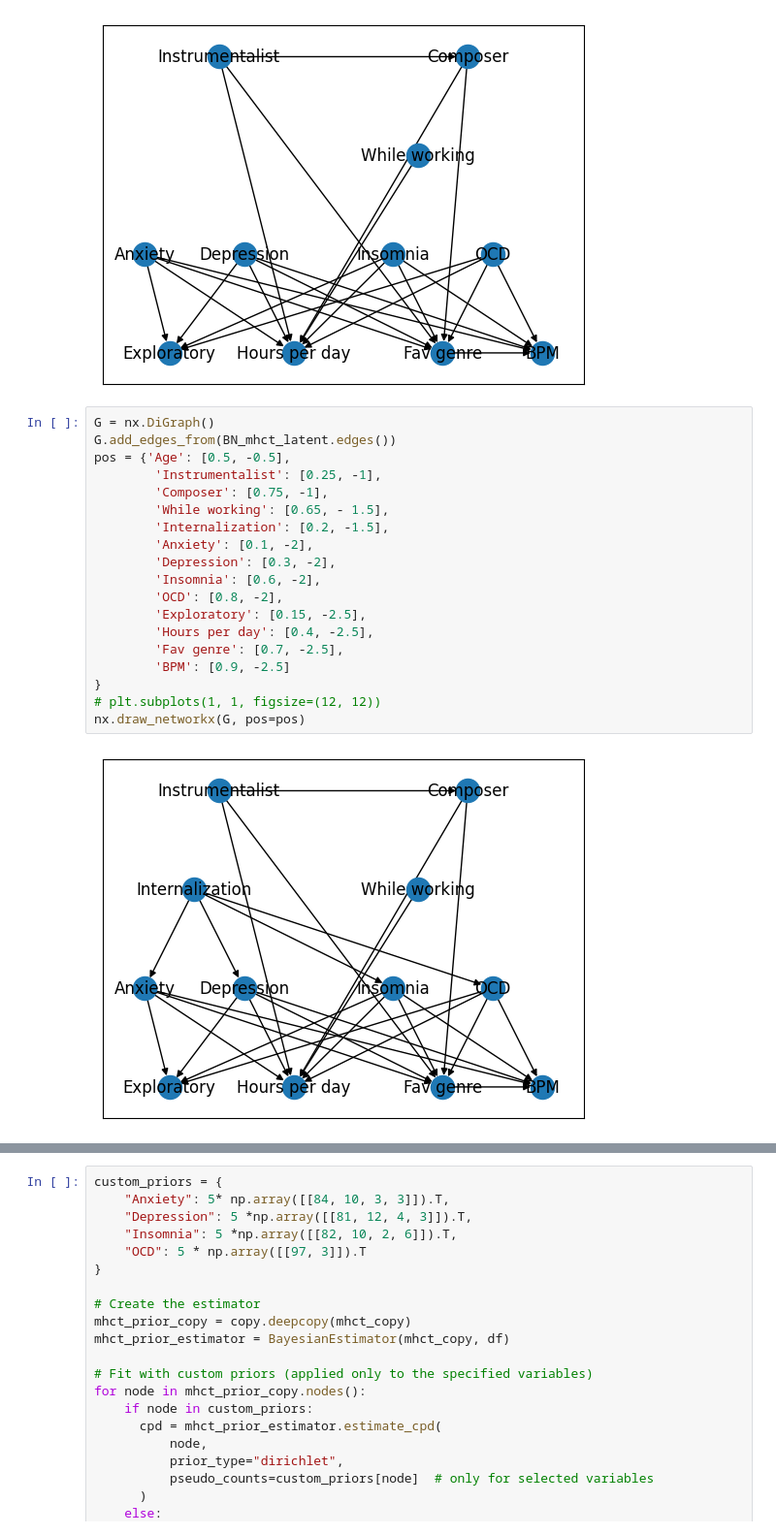
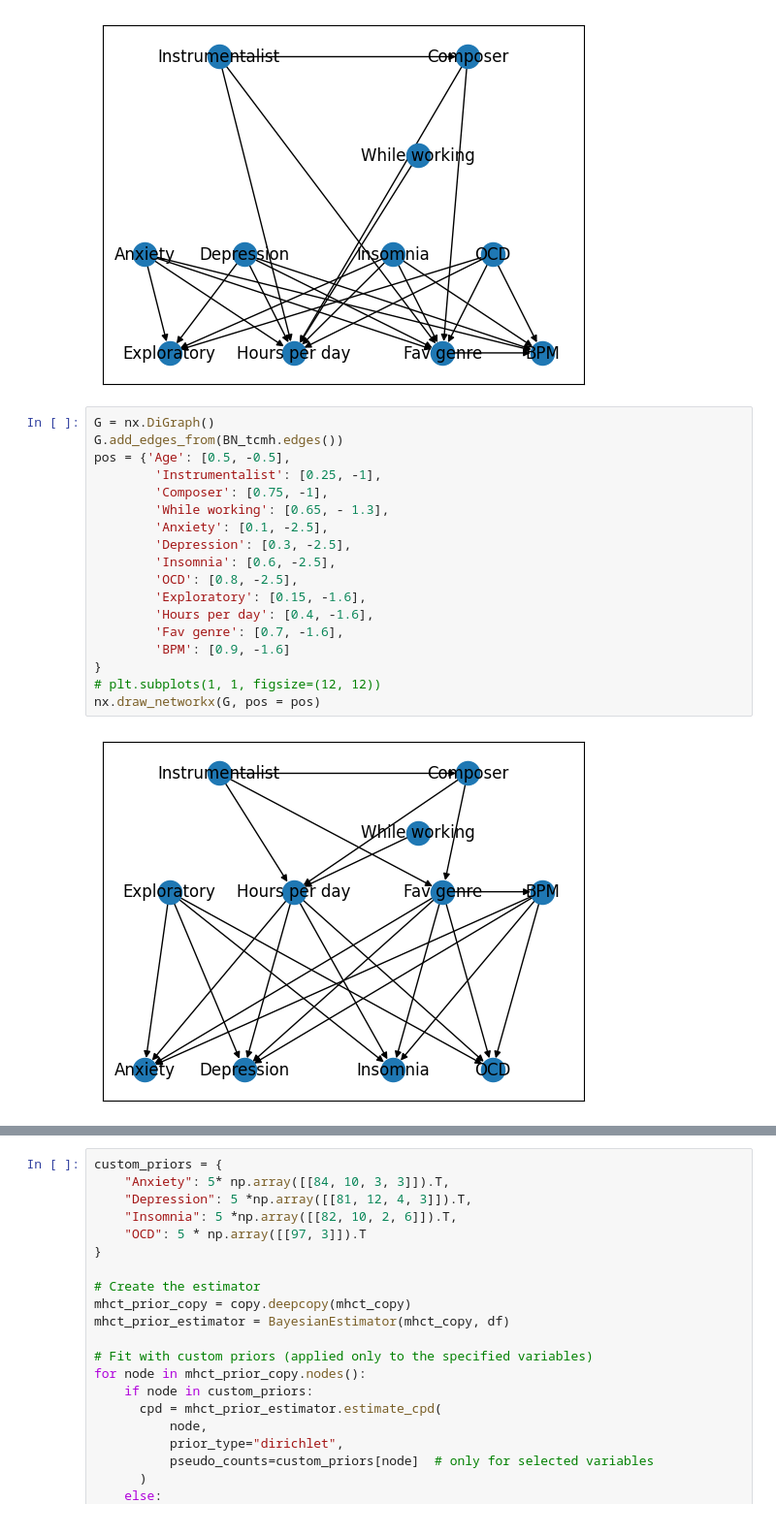
Before and after one commit to KonstantinKanchev/Music-Taste-and-Mental-Health, a Jupyter notebook: first_network.ipynb, the cells around one changed output, grey strips where cells are left out. Shown at 97% size. Cells and saved outputs as stored; diff of their text form.

```diff
--- a/first_network.ipynb
+++ b/first_network.ipynb
@@ -131,27 +132,26 @@ pos = {'Age': [0.5, -0.5],
 nx.draw_networkx(G, pos=pos)
 # %% [output]
 [figure]
-# %%
-G = nx.DiGraph()
-G.add_edges_from(BN_mhct_latent.edges())
-pos = {'Age': [0.5, -0.5],
-        'Instrumentalist': [0.25, -1],
-        'Composer': [0.75, -1],
-        'While working': [0.65, - 1.5],
-        'Internalization': [0.2, -1.5],
-        'Anxiety': [0.1, -2],
-        'Depression': [0.3, -2],
-        'Insomnia': [0.6, -2],
-        'OCD': [0.8, -2],
-        'Exploratory': [0.15, -2.5],
-        'Hours per day': [0.4, -2.5],
-        'Fav genre': [0.7, -2.5],
-        'BPM': [0.9, -2.5]
-}
-# plt.subplots(1, 1, figsize=(12, 12))
-nx.draw_networkx(G, pos=pos)
-# %% [output]
-[figure, removed]
+# %%
+G = nx.DiGraph()
+G.add_edges_from(BN_tcmh.edges())
+pos = {'Age': [0.5, -0.5],
+        'Instrumentalist': [0.25, -1],
+        'Composer': [0.75, -1],
+        'While working': [0.65, - 1.3],
+        'Anxiety': [0.1, -2.5],
+        'Depression': [0.3, -2.5],
+        'Insomnia': [0.6, -2.5],
+        'OCD': [0.8, -2.5],
+        'Exploratory': [0.15, -1.6],
+        'Hours per day': [0.4, -1.6],
+        'Fav genre': [0.7, -1.6],
+        'BPM': [0.9, -1.6]
+}
+# plt.subplots(1, 1, figsize=(12, 12))
+nx.draw_networkx(G, pos = pos)
+# %% [output]
+[figure, added]
 # %%
 G = nx.DiGraph()
 G.add_edges_from(BN_tcmh_latent.edges())
```
Also changed, not shown: parts of 15 cells of this notebook, 4 other files.
